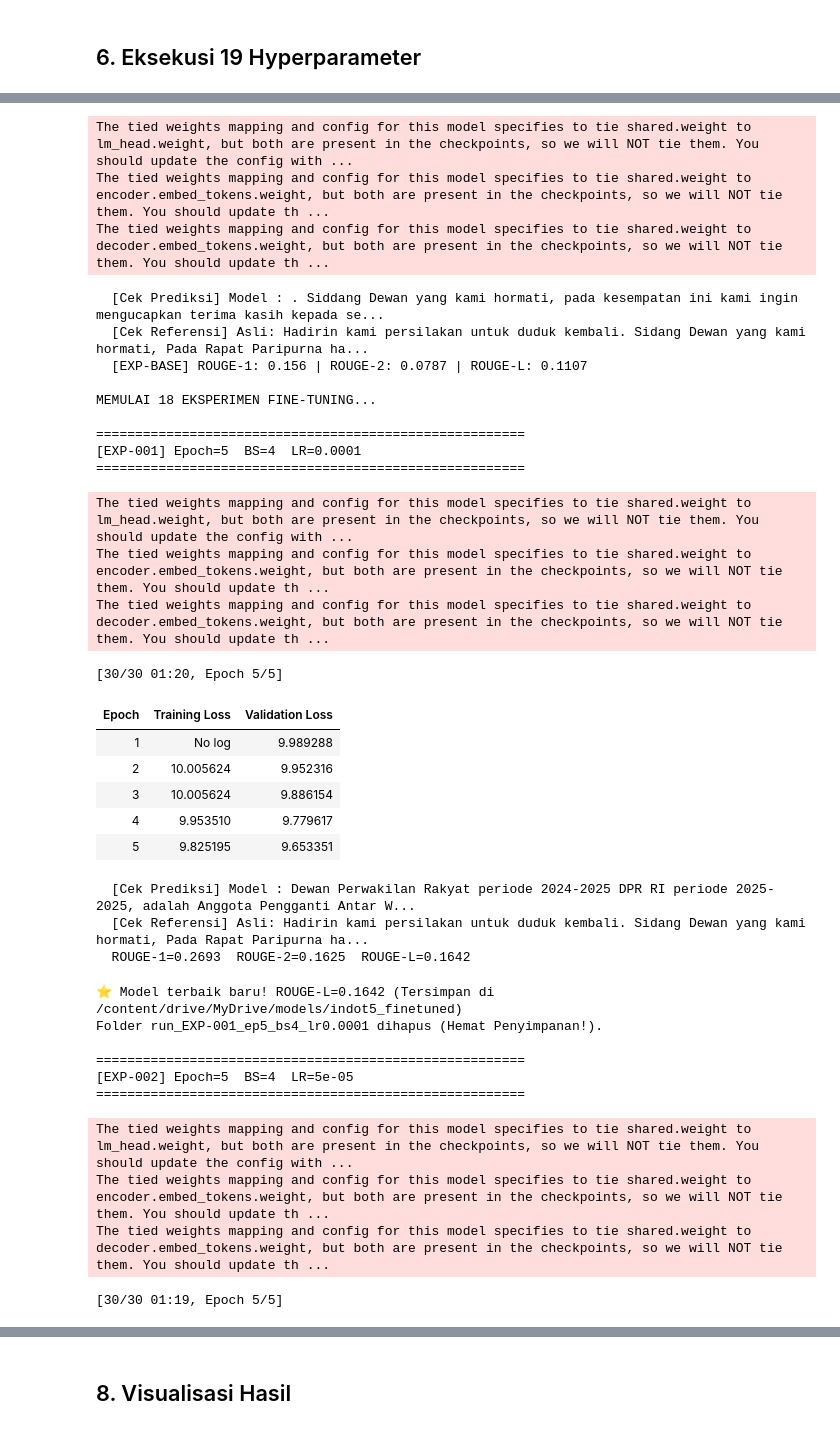
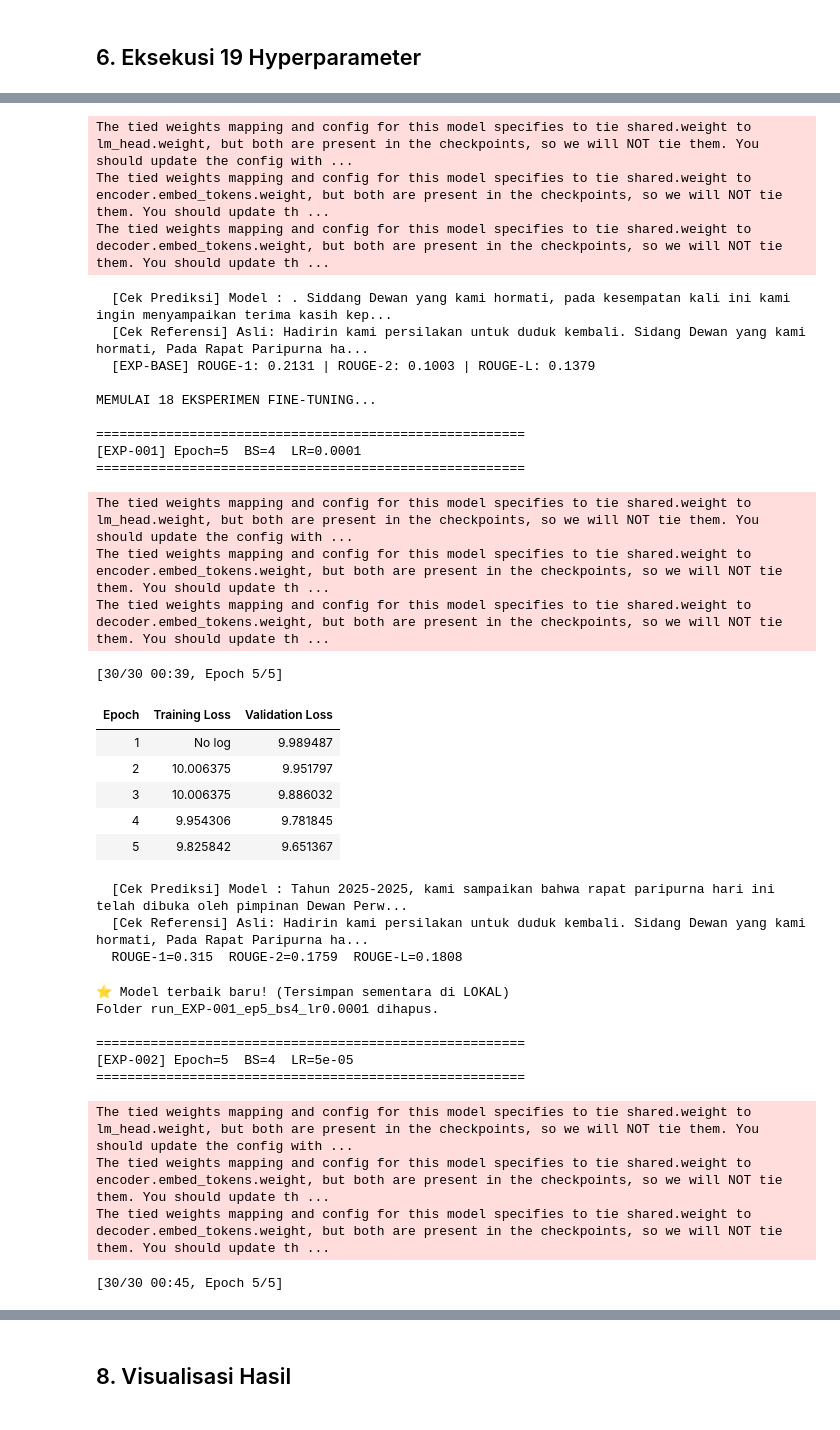
Before and after one commit to OkaWiyana/meeting-summarizer, a Jupyter notebook: notebooks/02_finetuning_indot5.ipynb, the cells around one changed output, grey strips where cells are left out. Drawn from its saved outputs; the diff is of its cells as text; code cells hidden in the pictures.

```diff
--- a/notebooks/02_finetuning_indot5.ipynb
+++ b/notebooks/02_finetuning_indot5.ipynb
@@ -163,6 +161,8 @@ OUTPUT_ROOT = Path('/content/drive/MyDrive/models')
 BEST_DIR    = OUTPUT_ROOT / 'indot5_finetuned'
 LOG_DIR     = OUTPUT_ROOT / 'training_logs'
 LOG_DIR.mkdir(parents=True, exist_ok=True)
+
+LOCAL_BEST_DIR = Path('/content/model_juara_lokal')
 
 PREFIX  = 'ringkas: '
 MAX_IN  = 512
@@ -199,9 +199,6 @@ def hitung_rouge(model, test_dataset):
                 # repetition_penalty=2.0,
                 num_beams=4,
                 early_stopping=True,
-
-                length_penalty=2.0,
-                min_new_tokens=150,
             )
             decoded = tokenizer.batch_decode(outputs, skip_special_tokens=True)
             preds.extend(decoded)
@@ -264,23 +261,17 @@ def buat_trainer(model, params, run_dir):
     )
 
 def jalankan_satu_run(run_label, params, run_dir, hasil_list, best_state):
-    """Training + evaluasi 1 run, simpan HANYA model global terbaik, lalu bersihkan sampah."""
+    """Training + evaluasi 1 run, SIMPAN KE LOKAL COLAB!"""
     print(f'\n{"="*55}')
-    print(f'[{run_label}] Epoch={params["num_train_epochs"]}  '
-          f'BS={params["per_device_train_batch_size"]}  '
-          f'LR={params["learning_rate"]}')
+    print(f'[{run_label}] Epoch={params["num_train_epochs"]}  BS={params["per_device_train_batch_size"]}  LR={params["learning_rate"]}')
     print(f'{"="*55}')
 
     model = AutoModelForSeq2SeqLM.from_pretrained(MODEL_NAME).to(DEVICE)
     trainer = buat_trainer(model, params, run_dir)
 
-    # Mulai Training
     trainer.train()
-
-    # Ambil model yang sudah matang dari dalam trainer
     model = trainer.model
 
-    # Hitung ROUGE
     scores = hitung_rouge(model, test_ds)
     print(f'  ROUGE-1={scores["rouge1"]}  ROUGE-2={scores["rouge2"]}  ROUGE-L={scores["rougeL"]}')
 
@@ -294,24 +285,22 @@ def jalankan_satu_run(run_label, params, run_dir, hasil_list, best_state):
         'rougeL'       : scores['rougeL'],
     })
 
-    # Cek Apakah Model Terbaik?
     if scores['rougeL'] > best_state['rouge_l']:
         best_state['rouge_l'] = scores['rougeL']
         best_state['config']  = params.copy()
 
-        # JIKA IYA: Save model terbaik ke folder BEST_DIR (akan otomatis menimpa model lama)
-        trainer.save_model(str(BEST_DIR))
-        tokenizer.save_pretrained(str(BEST_DIR))
-        print(f'⭐ Model terbaik baru! ROUGE-L={scores["rougeL"]} (Tersimpan di {BEST_DIR})')
+        # --- AMAN! SIMPAN KE MEMORI LOKAL COLAB ---
+        trainer.save_model(str(LOCAL_BEST_DIR))
+        tokenizer.save_pretrained(str(LOCAL_BEST_DIR))
+        print(f'⭐ Model terbaik baru! (Tersimpan sementara di LOKAL)')
 
-    # BERSIH-BERSIH (HAPUS FOLDER EKSPERIMEN INI DARI DRIVE)
     del model, trainer
     if torch.cuda.is_available():
         torch.cuda.empty_cache()
 
     if run_dir.exists():
         shutil.rmtree(run_dir)
-        print(f'Folder {run_dir.name} dihapus (Hemat Penyimpanan!).')
+        print(f'Folder {run_dir.name} dihapus.')
 # %% [output]
 Device : cuda
 Model  : Wikidepia/IndoT5-base
@@ -322,9 +311,18 @@ import itertools
 import pandas as pd
 from transformers import AutoModelForSeq2SeqLM
 import torch
+import shutil
+from pathlib import Path
 
 hasil_eksperimen = []
 best_state = {'rouge_l': -1, 'config': None, 'dir': None}
+
+# =====================================================================
+# TAHAP 0: SETUP PENYIMPANAN LOKAL COLAB
+# =====================================================================
+LOCAL_ROOT = Path('/content/models_temp')
+LOCAL_ROOT.mkdir(parents=True, exist_ok=True)
+LOCAL_BEST_DIR = Path('/content/model_juara_lokal')
 
 # =====================================================================
 # TAHAP 1: PENGUJIAN BASELINE (ZERO-SHOT)
@@ -371,47 +369,54 @@ for i, (ep, bs, lr) in enumerate(kombinasi, 1):
         'learning_rate': lr
     }
 
-    run_dir = OUTPUT_ROOT / f"run_{run_label}_ep{ep}_bs{bs}_lr{lr}"
+    run_dir = LOCAL_ROOT / f"run_{run_label}_ep{ep}_bs{bs}_lr{lr}"
     jalankan_satu_run(run_label, params, run_dir, hasil_eksperimen, best_state)
 
 # =====================================================================
 # TAHAP 3: TAMPILKAN HASIL AKHIR
 # =====================================================================
 df_hasil = pd.DataFrame(hasil_eksperimen)
 print("\nREKAPITULASI HASIL EKSPERIMEN")
 display(df_hasil)
 
 df_hasil.to_csv(OUTPUT_ROOT / 'rekap_eksperimen_skripsi.csv', index=False)
 print("File CSV rekapitulasi berhasil disimpan di Drive!")
+
+print("Mengirim Model Terbaik ke Google Drive...")
+if LOCAL_BEST_DIR.exists():
+    if BEST_DIR.exists():
+        shutil.rmtree(BEST_DIR) # Hapus juara lama di Drive kalau ada
+    shutil.copytree(str(LOCAL_BEST_DIR), str(BEST_DIR))
+    print(f"Succses! Model terbaik sudah ter-upload ke: {BEST_DIR}")
 # %% [output]
 MENGUJI EXP-BASE: ZERO-SHOT (MODEL MENTAHAN TANPA TRAINING)
 The tied weights mapping and config for this model specifies to tie shared.weight to lm_head.weight, but both are present in the checkpoints, so we will NOT tie them. You should update the config with ...
 The tied weights mapping and config for this model specifies to tie shared.weight to encoder.embed_tokens.weight, but both are present in the checkpoints, so we will NOT tie them. You should update th ...
 The tied weights mapping and config for this model specifies to tie shared.weight to decoder.embed_tokens.weight, but both are present in the checkpoints, so we will NOT tie them. You should update th ...
-  [Cek Prediksi] Model : . Siddang Dewan yang kami hormati, pada kesempatan ini kami ingin mengucapkan terima kasih kepada se...
+  [Cek Prediksi] Model : . Siddang Dewan yang kami hormati, pada kesempatan kali ini kami ingin menyampaikan terima kasih kep...
   [Cek Referensi] Asli: Hadirin kami persilakan untuk duduk kembali. Sidang Dewan yang kami hormati, Pada Rapat Paripurna ha...
-  [EXP-BASE] ROUGE-1: 0.156 | ROUGE-2: 0.0787 | ROUGE-L: 0.1107
+  [EXP-BASE] ROUGE-1: 0.2131 | ROUGE-2: 0.1003 | ROUGE-L: 0.1379
 
 MEMULAI 18 EKSPERIMEN FINE-TUNING...
 
 =======================================================
 [EXP-001] Epoch=5  BS=4  LR=0.0001
 =======================================================
 The tied weights mapping and config for this model specifies to tie shared.weight to lm_head.weight, but both are present in the checkpoints, so we will NOT tie them. You should update the config with ...
 The tied weights mapping and config for this model specifies to tie shared.weight to encoder.embed_tokens.weight, but both are present in the checkpoints, so we will NOT tie them. You should update th ...
 The tied weights mapping and config for this model specifies to tie shared.weight to decoder.embed_tokens.weight, but both are present in the checkpoints, so we will NOT tie them. You should update th ...
-[30/30 01:20, Epoch 5/5]
+[30/30 00:39, Epoch 5/5]
 | Epoch | Training Loss | Validation Loss |
-| 1 | No log | 9.989288 |
-| 2 | 10.005624 | 9.952316 |
-| 3 | 10.005624 | 9.886154 |
-| 4 | 9.953510 | 9.779617 |
-| 5 | 9.825195 | 9.653351 |
+| 1 | No log | 9.989487 |
+| 2 | 10.006375 | 9.951797 |
+| 3 | 10.006375 | 9.886032 |
+| 4 | 9.954306 | 9.781845 |
+| 5 | 9.825842 | 9.651367 |
-  [Cek Prediksi] Model : Dewan Perwakilan Rakyat periode 2024-2025 DPR RI periode 2025-2025, adalah Anggota Pengganti Antar W...
+  [Cek Prediksi] Model : Tahun 2025-2025, kami sampaikan bahwa rapat paripurna hari ini telah dibuka oleh pimpinan Dewan Perw...
   [Cek Referensi] Asli: Hadirin kami persilakan untuk duduk kembali. Sidang Dewan yang kami hormati, Pada Rapat Paripurna ha...
-  ROUGE-1=0.2693  ROUGE-2=0.1625  ROUGE-L=0.1642
+  ROUGE-1=0.315  ROUGE-2=0.1759  ROUGE-L=0.1808
-⭐ Model terbaik baru! ROUGE-L=0.1642 (Tersimpan di /content/drive/MyDrive/models/indot5_finetuned)
-Folder run_EXP-001_ep5_bs4_lr0.0001 dihapus (Hemat Penyimpanan!).
+⭐ Model terbaik baru! (Tersimpan sementara di LOKAL)
+Folder run_EXP-001_ep5_bs4_lr0.0001 dihapus.
 
 =======================================================
 [EXP-002] Epoch=5  BS=4  LR=5e-05
@@ -419,5 +424,5 @@ Folder run_EXP-001_ep5_bs4_lr0.0001 dihapus (Hemat Penyimpanan!).
 The tied weights mapping and config for this model specifies to tie shared.weight to lm_head.weight, but both are present in the checkpoints, so we will NOT tie them. You should update the config with ...
 The tied weights mapping and config for this model specifies to tie shared.weight to encoder.embed_tokens.weight, but both are present in the checkpoints, so we will NOT tie them. You should update th ...
 The tied weights mapping and config for this model specifies to tie shared.weight to decoder.embed_tokens.weight, but both are present in the checkpoints, so we will NOT tie them. You should update th ...
-[30/30 01:19, Epoch 5/5]
+[30/30 00:45, Epoch 5/5]
 | Epoch | Training Loss | Validation Loss |
```
Also changed, not shown: parts of 7 cells of this notebook.
